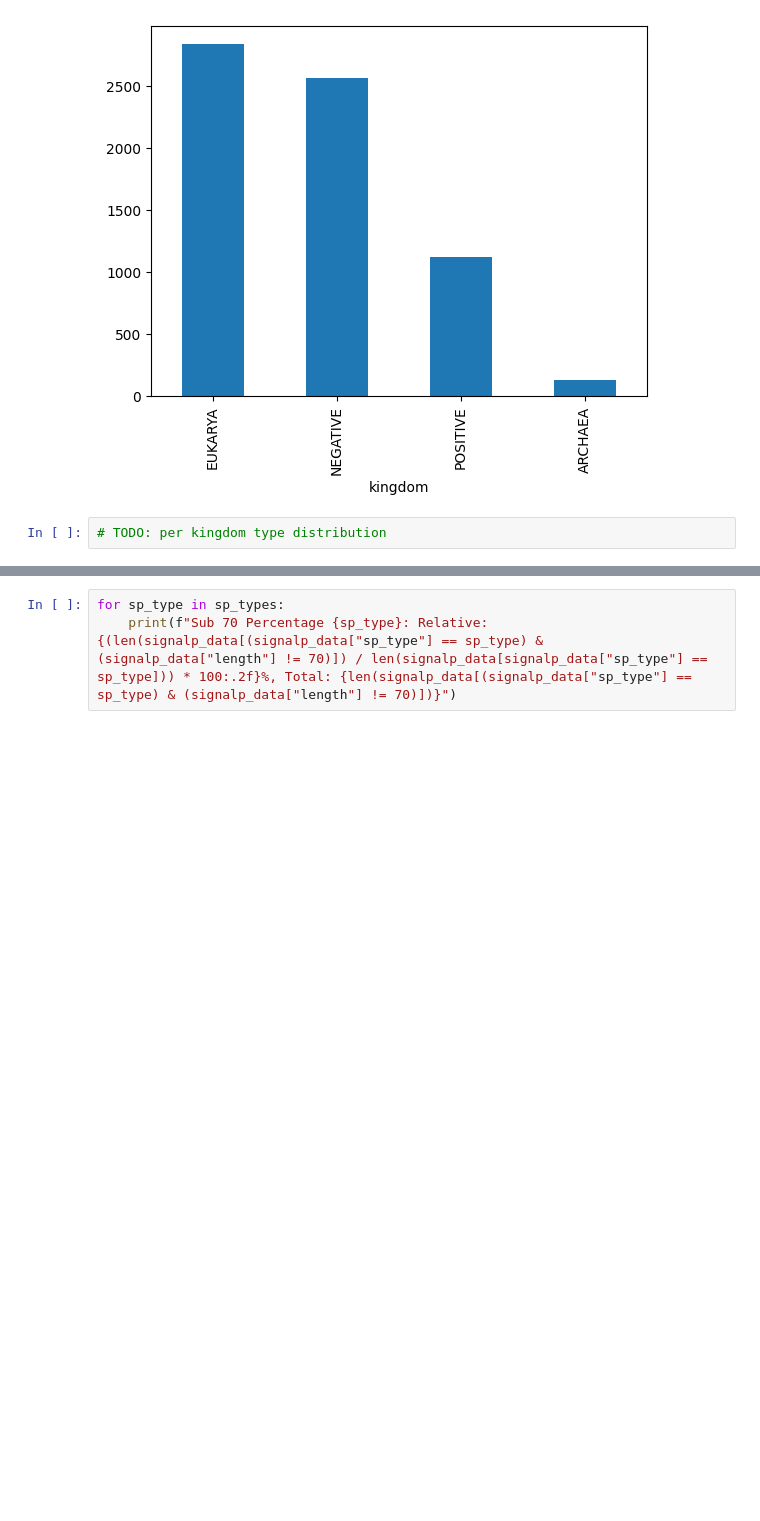
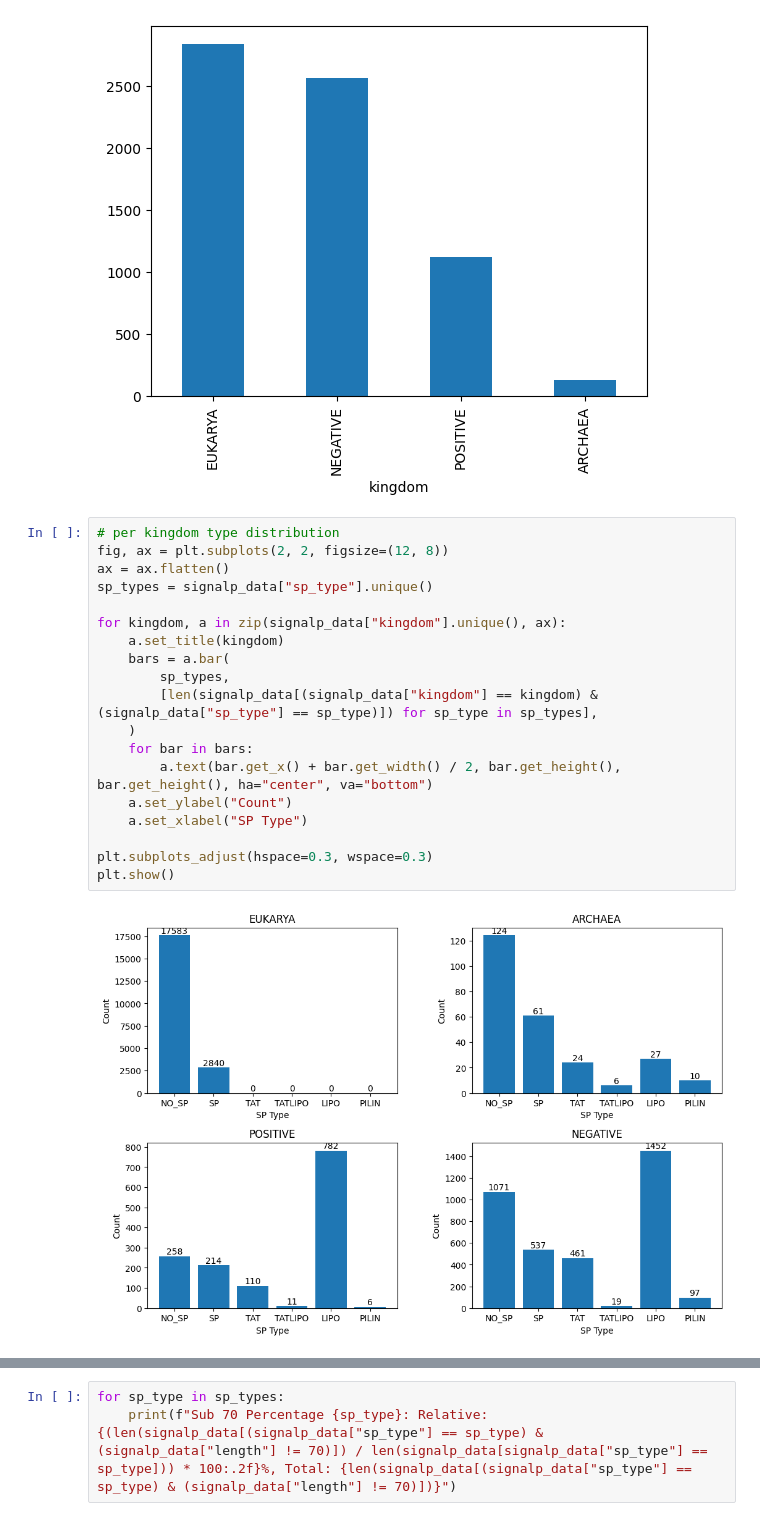
Before and after one commit to AeneasTews/signal-peptide-prediction, a Jupyter notebook: data/data_analysis/notebook_nightmare/general_analysis.ipynb, the cells around one changed output, grey strips where cells are left out. Cells and saved outputs as stored; diff of their text form; blank space fills up the shorter version.

```diff
--- a/data/data_analysis/notebook_nightmare/general_analysis.ipynb
+++ b/data/data_analysis/notebook_nightmare/general_analysis.ipynb
@@ -77,5 +77,24 @@ plt.show()
 # %% [output]
 [figure]
 # %%
-# TODO: per kingdom type distribution
+# per kingdom type distribution
+fig, ax = plt.subplots(2, 2, figsize=(12, 8))
+ax = ax.flatten()
+sp_types = signalp_data["sp_type"].unique()
+
+for kingdom, a in zip(signalp_data["kingdom"].unique(), ax):
+    a.set_title(kingdom)
+    bars = a.bar(
+        sp_types,
+        [len(signalp_data[(signalp_data["kingdom"] == kingdom) & (signalp_data["sp_type"] == sp_type)]) for sp_type in sp_types],
+    )
+    for bar in bars:
+        a.text(bar.get_x() + bar.get_width() / 2, bar.get_height(), bar.get_height(), ha="center", va="bottom")
+    a.set_ylabel("Count")
+    a.set_xlabel("SP Type")
+
+plt.subplots_adjust(hspace=0.3, wspace=0.3)
+plt.show()
+# %% [output]
+[figure, added]
 # %%
```
Also changed, not shown: parts of 1 cell of this notebook, 1 other file.
